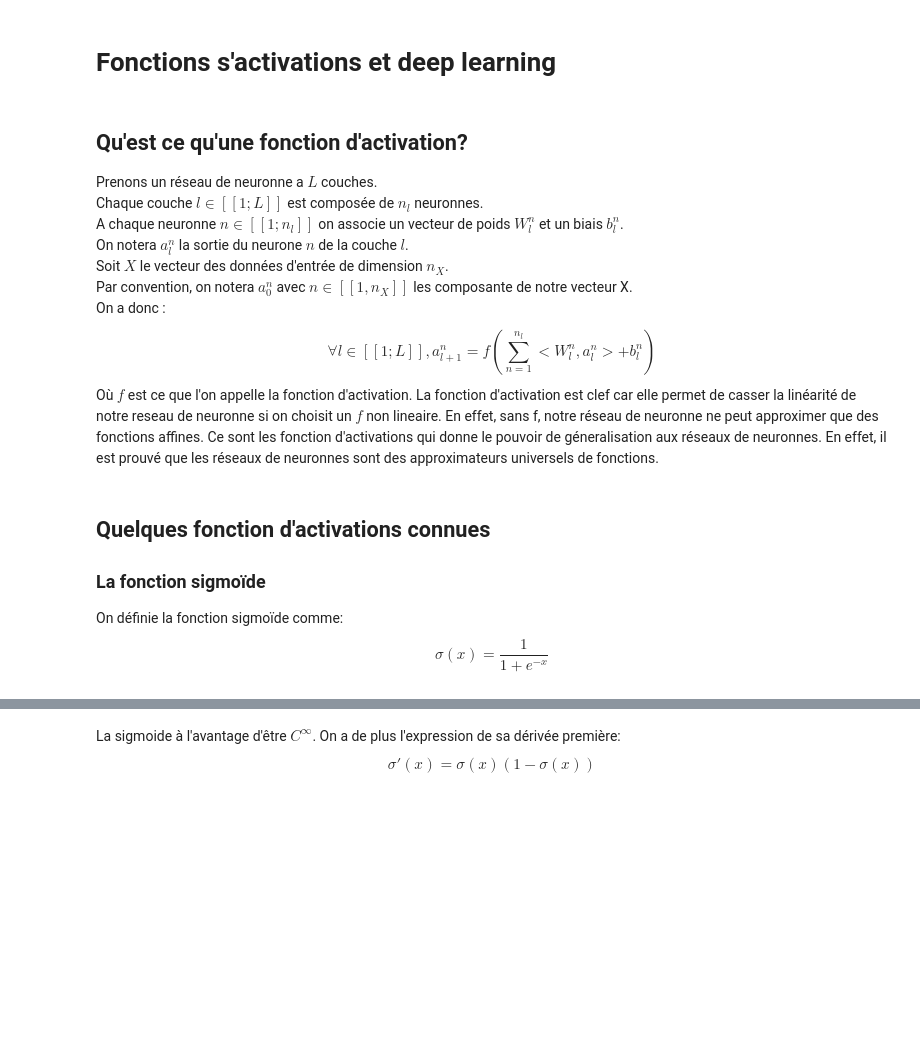
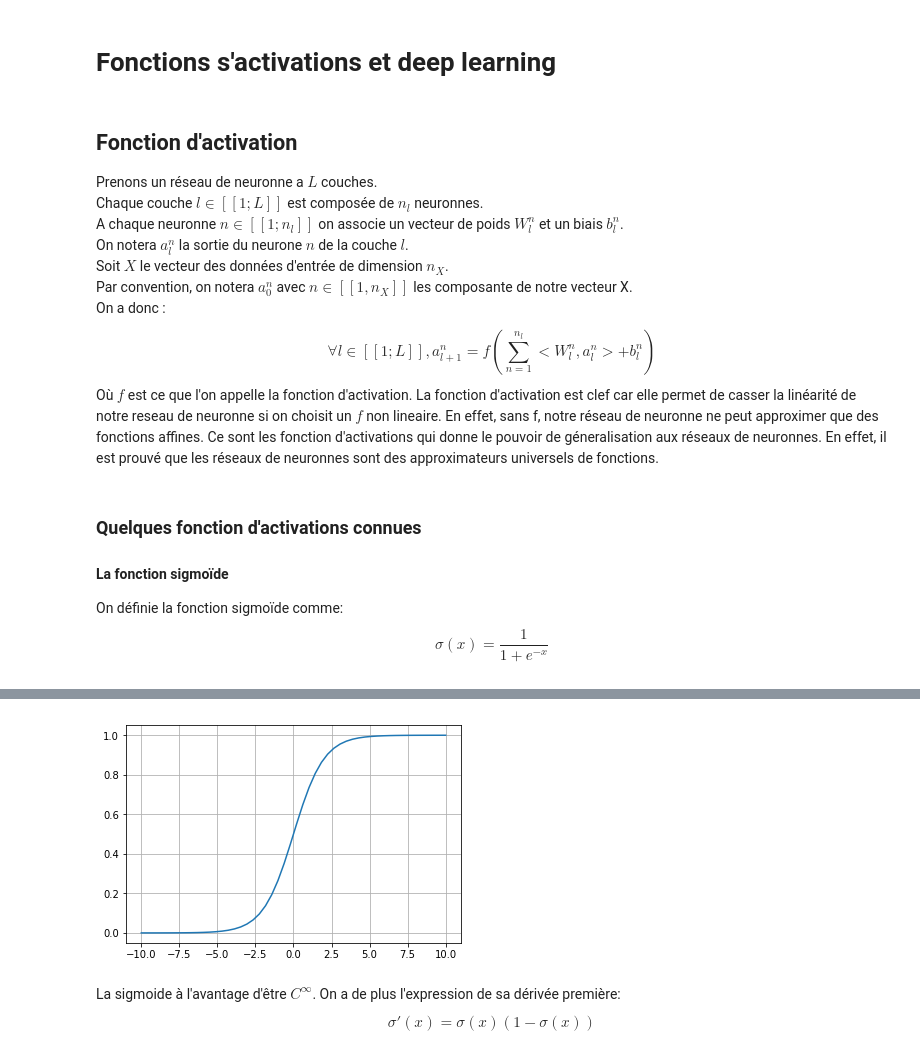
Before and after one commit to nicolas-dufour/cassiopee-nn-activation, a Jupyter notebook: dl-activation-function.ipynb, the cells around one changed output, grey strips where cells are left out. Cells and saved outputs as stored; diff of their text form; code cells hidden in the pictures; blank space fills up the shorter version.

```diff
--- a/dl-activation-function.ipynb
+++ b/dl-activation-function.ipynb
@@ -7,7 +6,7 @@ mpld3.enable_notebook()
 # %% [markdown]
 # Fonctions s'activations et deep learning
 # %% [markdown]
-## Qu'est ce qu'une fonction d'activation?
+## Fonction d'activation
 Prenons un réseau de neuronne a $L$ couches.
 Chaque couche $l\in [\![ 1;L ]\!]$ est composée de $n_l$ neuronnes.
 A chaque neuronne $n\in[\![1;n_l]\!]$ on associe un vecteur de poids $W_l^n$ et un biais $b_l^n$.
@@ -21,19 +20,23 @@ On a donc :
 \end{equation}
 Où $f$ est ce que l'on appelle la fonction d'activation. La fonction d'activation est clef car elle permet de casser la linéarité de notre reseau de neuronne si on choisit un $f$ non lineaire. En effet, sans f, notre réseau de neuronne ne peut approximer que des fonctions affines. Ce sont les fonction d'activations qui donne le pouvoir de géneralisation aux réseaux de neuronnes. En effet, il est prouvé que les réseaux de neuronnes sont des approximateurs universels de fonctions.
 # %% [markdown]
-## Quelques fonction d'activations connues
-### La fonction sigmoïde
+### Quelques fonction d'activations connues
+#### La fonction sigmoïde
 On définie la fonction sigmoïde comme:
 $$\sigma(x)=\frac{1}{1+e^{-x}}$$
 # %%
-x=np.linspace(-10,10)
-def sigmoid(x,derivative=False):
+x = np.linspace(-10, 10)
+
+
+def sigmoid(x, derivative=False):
     if(derivative):
         return(1/(1+np.exp(-x))*(1-1/(1+np.exp(-x))))
     else:
         return(1/(1+np.exp(-x)))
-sigmoidx=sigmoid(x)
+
+
+sigmoidx = sigmoid(x)
 plt.grid(True)
-plt.plot(x,sigmoidx)
-mpld3.display()
+plt.plot(x, sigmoidx)
+plt.show()
 # %% [output]
@@ -41,3 +43,4 @@ mpld3.display()
+[figure, added]
 # %% [markdown]
 La sigmoide à l'avantage d'être $C^\infty$. On a de plus l'expression de sa dérivée première:
 $$ \sigma'(x)=\sigma(x)(1-\sigma(x))$$
```
Also changed, not shown: parts of 27 cells of this notebook, 1 other file.
